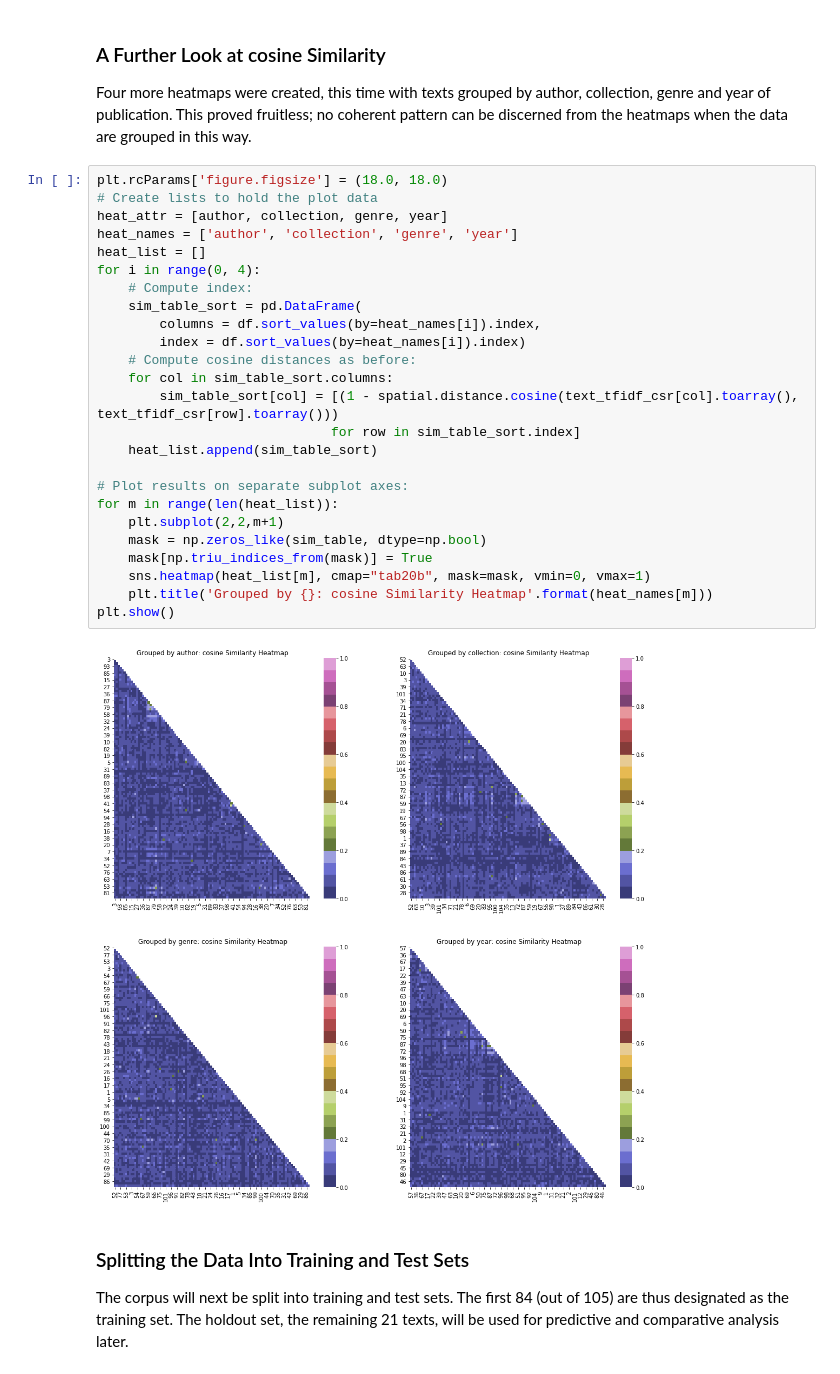
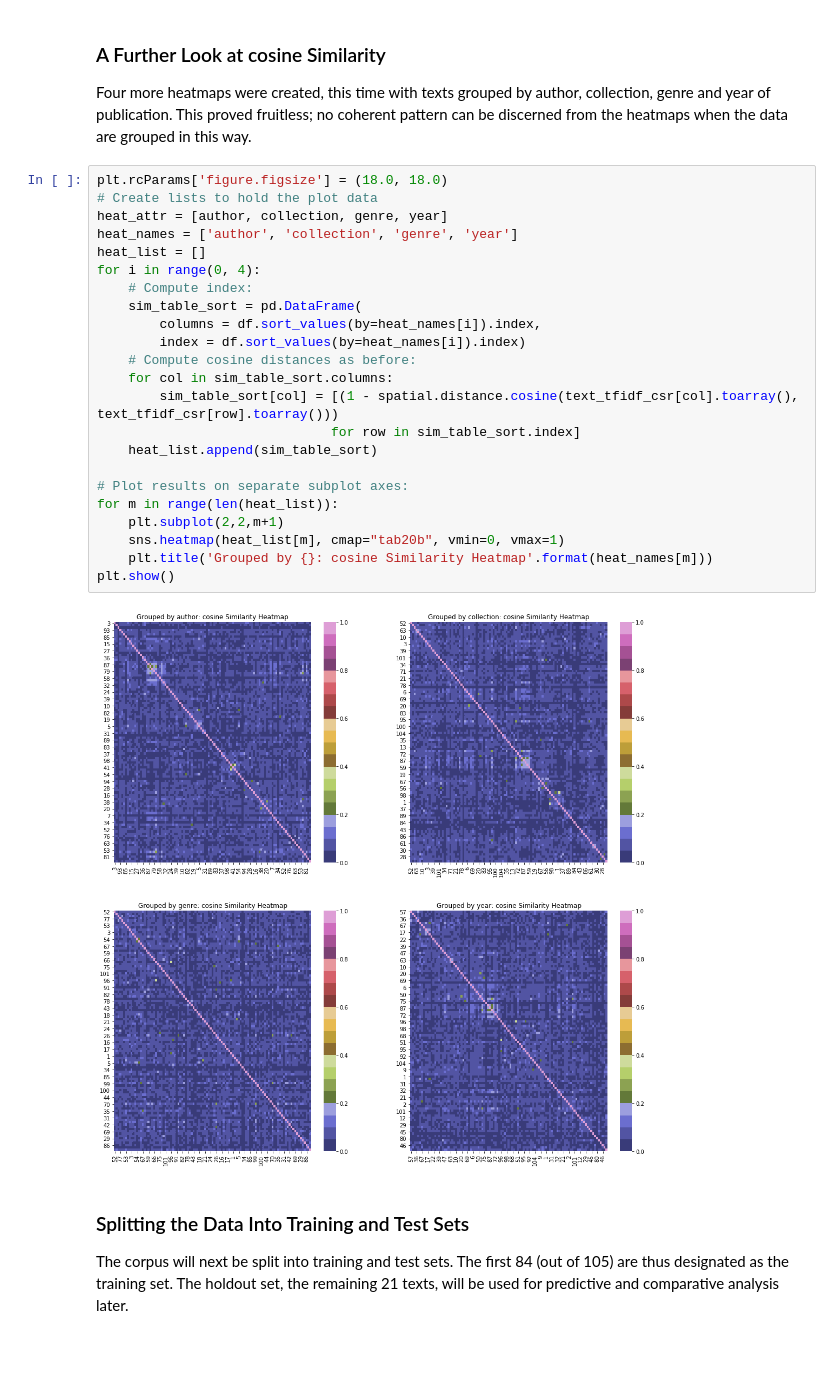
Before and after one commit to maf5509/Clustering_Analysis_on_Selected_Texts_Using_NLP, a Jupyter notebook: Clustering_Analysis_on_Selected_Texts_Using_NLP.ipynb, the cells around one changed output. Saved outputs shown, nothing was run; the diff lists cells and outputs as text.

```diff
--- a/Clustering_Analysis_on_Selected_Texts_Using_NLP.ipynb
+++ b/Clustering_Analysis_on_Selected_Texts_Using_NLP.ipynb
@@ -326,30 +323,28 @@ Four more heatmaps were created, this time with texts grouped by author, collect
 # %%
 plt.rcParams['figure.figsize'] = (18.0, 18.0)
 # Create lists to hold the plot data
 heat_attr = [author, collection, genre, year]
 heat_names = ['author', 'collection', 'genre', 'year']
 heat_list = []
 for i in range(0, 4):
     # Compute index:
     sim_table_sort = pd.DataFrame(
         columns = df.sort_values(by=heat_names[i]).index,
         index = df.sort_values(by=heat_names[i]).index)
     # Compute cosine distances as before:
     for col in sim_table_sort.columns:
         sim_table_sort[col] = [(1 - spatial.distance.cosine(text_tfidf_csr[col].toarray(), text_tfidf_csr[row].toarray()))
                               for row in sim_table_sort.index]
     heat_list.append(sim_table_sort)
 
 # Plot results on separate subplot axes:
 for m in range(len(heat_list)):
     plt.subplot(2,2,m+1)
-    mask = np.zeros_like(sim_table, dtype=np.bool)
-    mask[np.triu_indices_from(mask)] = True
-    sns.heatmap(heat_list[m], cmap="tab20b", mask=mask, vmin=0, vmax=1)
+    sns.heatmap(heat_list[m], cmap="tab20b", vmin=0, vmax=1)
     plt.title('Grouped by {}: cosine Similarity Heatmap'.format(heat_names[m]))
 plt.show()
 # %% [output]
-[figure, old version]
+[figure, new version]
 # %% [markdown]
 ### Splitting the Data Into Training and Test Sets
 The corpus will next be split into training and test sets. The first 84 (out of 105) are thus designated as the training set. The holdout set, the remaining 21 texts, will be used for predictive and comparative analysis later.
```
Also changed, not shown: parts of 3 cells of this notebook.
